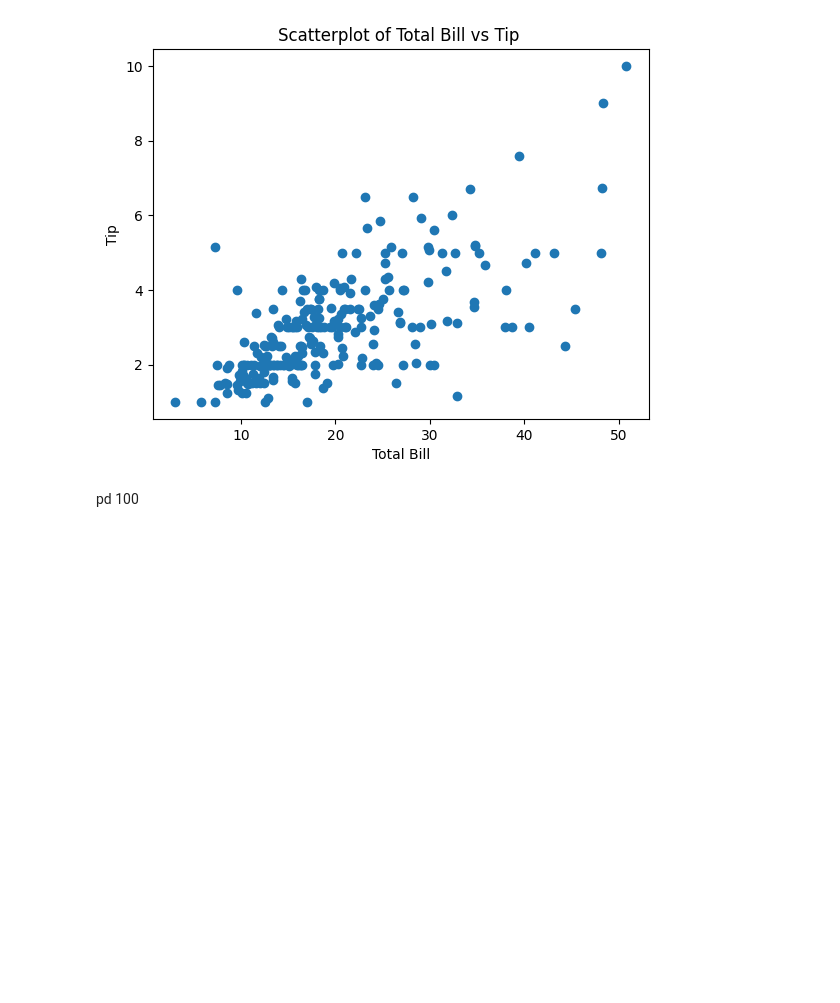
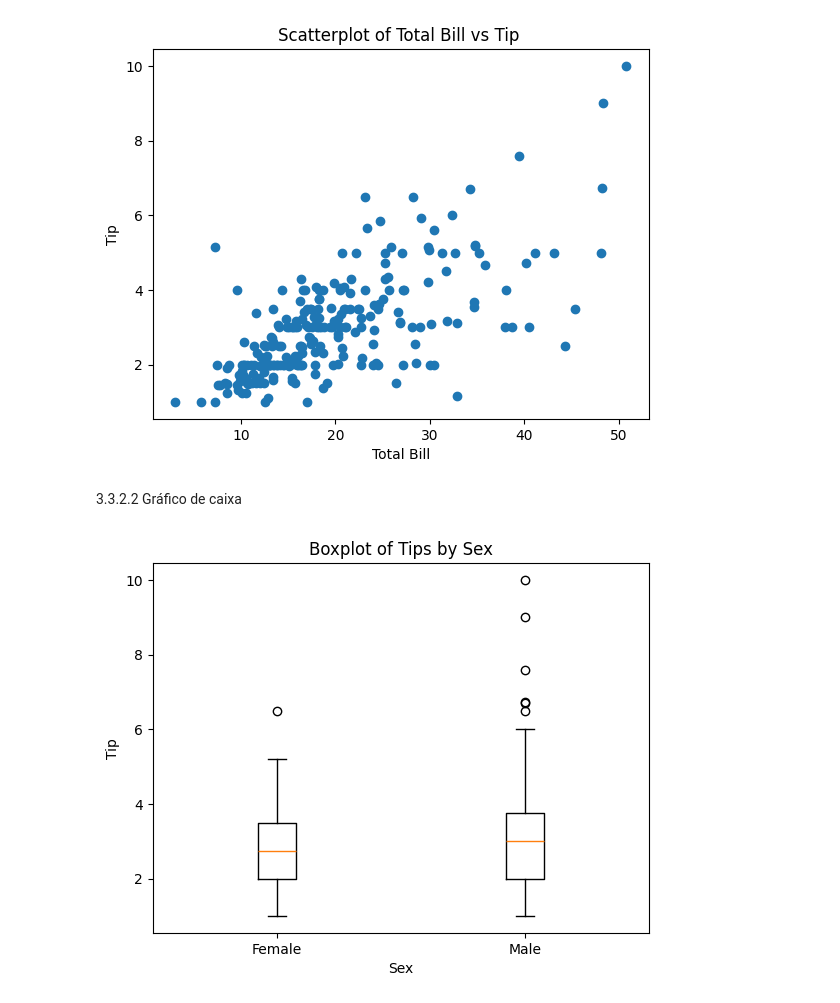
Before and after one commit to LuizGiehl/PFE, a Jupyter notebook: src/cap3.ipynb, the cells around one changed output. Saved outputs shown, nothing was run; the diff lists cells and outputs as text; code cells hidden in the pictures; blank space fills up the shorter version.

```diff
--- a/src/cap3.ipynb
+++ b/src/cap3.ipynb
@@ -151,5 +152,28 @@ axes1.set_ylabel('Tip')
 scatter_plot.show()
 # %% [output]
 [figure]
-# %% [markdown]
-pd 100
+# %% [markdown]
+3.3.2.2 Gráfico de caixa
+# %%
+boxplot = plt.figure()
+axes1 = boxplot.add_subplot(1,1,1)
+
+axes1.boxplot(
+    #o primeiro argumento de um gráfico de caixa é o dado,
+    #pois estamos plotando várias porções de dados
+    #temos que colocar cada porção em uma lista
+    [tips[tips['sex'] == 'Female']['tip'],
+     tips[tips['sex'] == 'Male']['tip']],
+    #foi difícil mas consegui entender, o tips[tips['sex] == 'Female'] o tips da frente isola todos os sex female em um único dataframe p mesmo vale para o 'Male'
+
+        #podemos passar um parâmetro labels opcional
+        #para especificar um rótulo aos dados que passamos
+     labels=['Female', 'Male'])
+
+axes1.set_xlabel('Sex')
+axes1.set_ylabel('Tip')
+axes1.set_title('Boxplot of Tips by Sex')
+
+boxplot.show()
+# %% [output]
+[figure, added]
```
Also changed, not shown: parts of 7 cells of this notebook.
